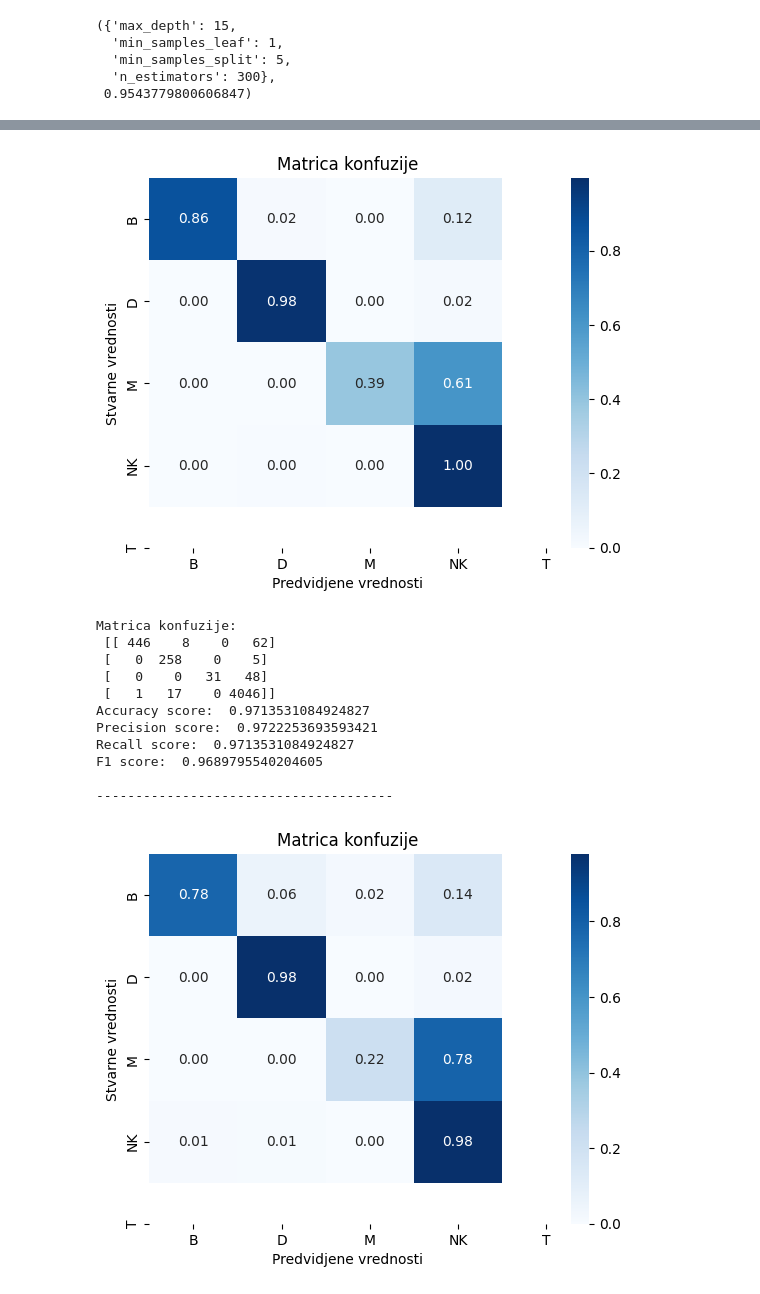
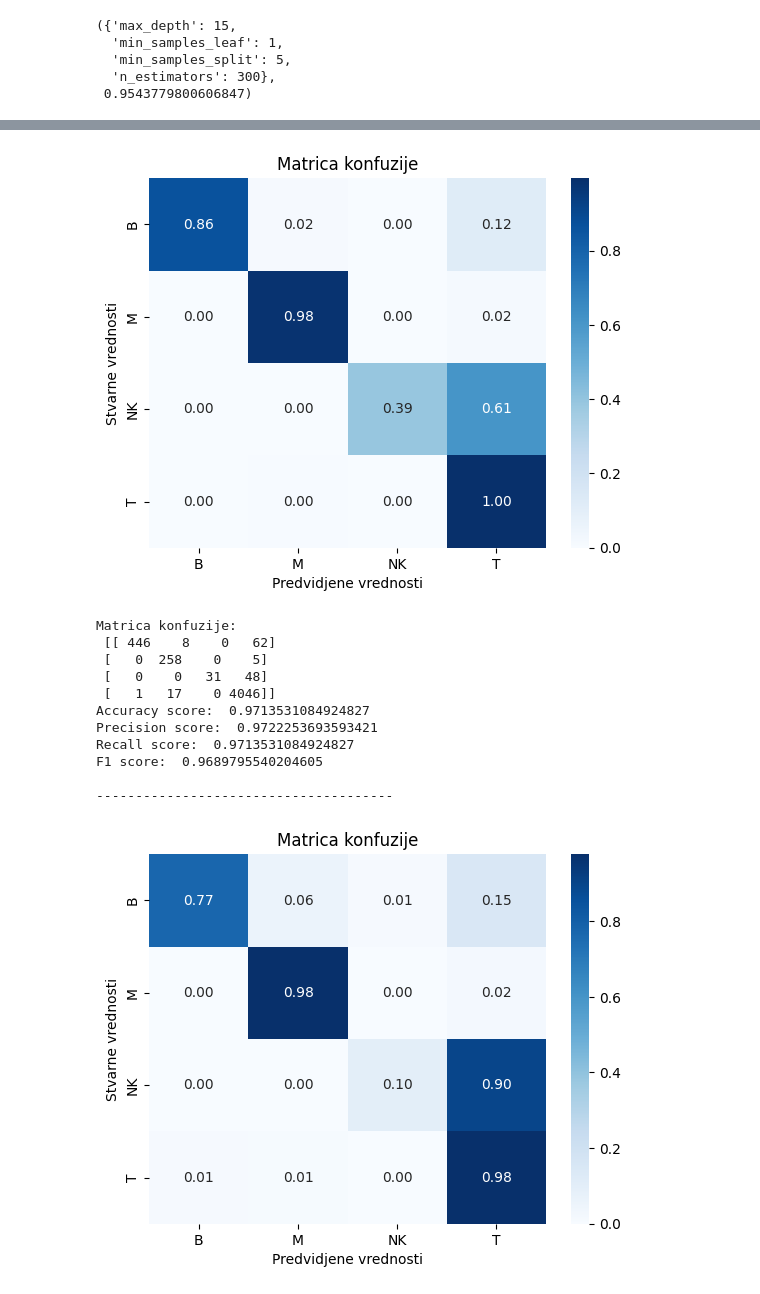
Before and after one commit to bogdans55/ip2-projekat, a Jupyter notebook: models/random_forest.ipynb, the cells around one changed output, grey strips where cells are left out. Drawn from its saved outputs; the diff is of its cells as text; code cells hidden in the pictures.

```diff
--- a/models/random_forest.ipynb
+++ b/models/random_forest.ipynb
@@ -29,11 +29,10 @@ X_train, X_test, y_train, y_test = train_test_split(X, y, test_size=0.3, random_
 # %%
 from sklearn.metrics import confusion_matrix, accuracy_score, precision_score, recall_score, f1_score
 # %%
-def model_info(y_real, y_pred):
+def model_info(y_real, y_pred, labels=['B', 'D', 'M', 'NK', 'T']):
     cm = confusion_matrix(y_real, y_pred)
     class_sums = cm.sum(axis=1)
     normalized_conf_matrix = cm / class_sums[:, np.newaxis]
-    labels = ['B', 'D', 'M', 'NK', 'T']
     sns.heatmap(normalized_conf_matrix, annot=True, cmap='Blues', xticklabels=labels, yticklabels=labels, fmt='.2f')
     plt.xlabel('Predvidjene vrednosti')
     plt.ylabel('Stvarne vrednosti')
@@ -46,11 +45,11 @@ def model_info(y_real, y_pred):
     print('Recall score: ', recall_score(y_real, y_pred, average='weighted'))
     print('F1 score: ', f1_score(y_real, y_pred, average='weighted'))
 # %%
-def build_model(model, X_train, X_test, y_train, y_test):
+def build_model(model, X_train, X_test, y_train, y_test, classes=['B', 'D', 'M', 'NK', 'T']):
     model.fit(X_train, y_train)
 
     y_pred = model.predict(X_test)
-    model_info(y_test, y_pred)
+    model_info(y_test, y_pred, classes)
 
     return model
 # %%
@@ -163,22 +159,19 @@ F1 score:  0.7753023440649518
 # %%
 data_geo = pd.read_csv('../data/preprocessed_data_GEO.csv')
 
 X = data_geo.drop(['Group'], axis=1)
 y = data_geo['Group']
 
 X_train_geo, X_test_geo, y_train_geo, y_test_geo = train_test_split(X, y, test_size=0.3, random_state=55)
 
 model_geo = RandomForestClassifier(**best_params, criterion='entropy', random_state=55)
-model_geo = build_model(model_geo, X_train_geo, X_test_geo, y_train_geo, y_test_geo)
+model_geo = build_model(model_geo, X_train_geo, X_test_geo, y_train_geo, y_test_geo, classes=['B', 'M', 'NK', 'T'])
 print('\n--------------------------------------\n')
 
-X_test_data = data_geo.drop(['Group'], axis=1)
-y_test_data = data_geo['Group']
-
-y_pred = best_model.predict(X_test_data)
-model_info(y_test_data, y_pred)
+y_pred = best_model.predict(X)
+model_info(y, y_pred, labels=['B', 'M', 'NK', 'T'])
 # %% [output]
-[figure, old version]
+[figure, new version]
 Matrica konfuzije:
  [[ 446    8    0   62]
  [   0  258    0    5]
@@ -190,5 +183,5 @@ Recall score:  0.9713531084924827
 F1 score:  0.9689795540204605
 
 --------------------------------------
-[figure, old version]
+[figure, new version]
 Matrica konfuzije:
```
Also changed, not shown: parts of 3 cells of this notebook.
